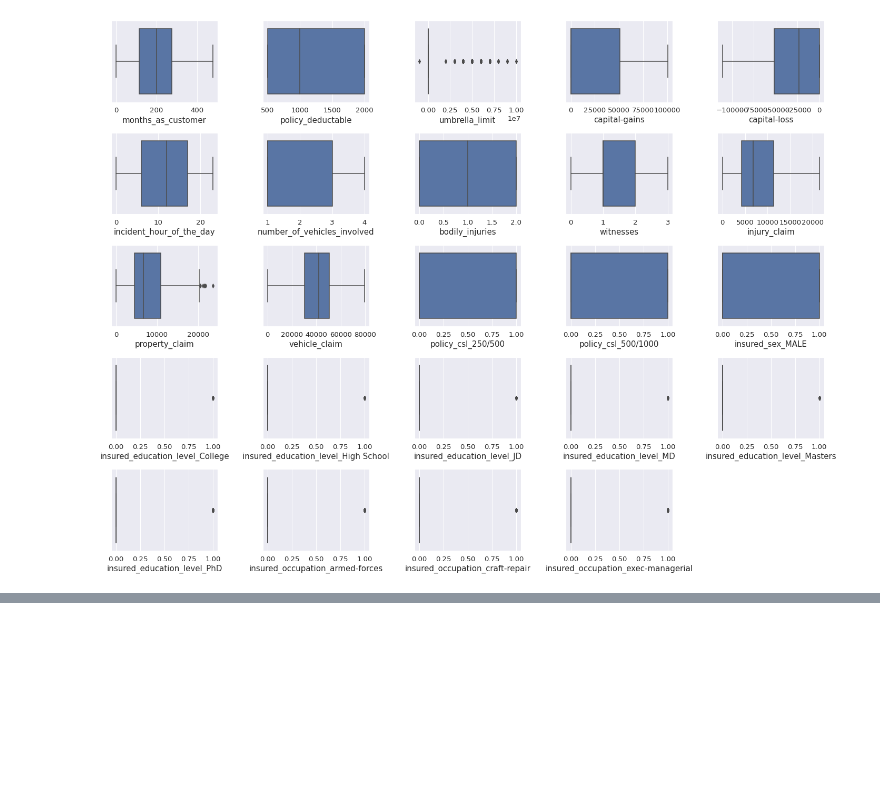
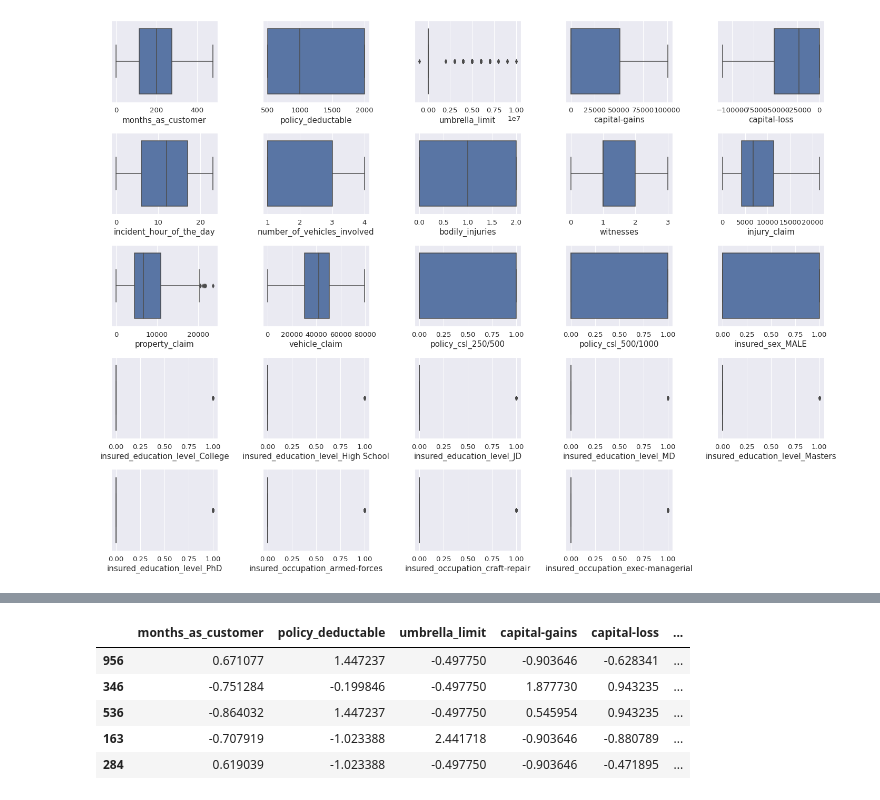
Before and after one commit to bharat1611/Neo4j---Fraud-Detection---Insurance-Claims, a Jupyter notebook: Fraud_Detection_Insurance.ipynb, the cells around one changed output, grey strips where cells are left out. Drawn from its saved outputs; the diff is of its cells as text; code cells hidden in the pictures; blank space fills up the shorter version.

```diff
--- a/Fraud_Detection_Insurance.ipynb
+++ b/Fraud_Detection_Insurance.ipynb
@@ -366,0 +341,13 @@ plt.show()
+# %%
+#training specific labels in the dataset
+num_df = X_train[['months_as_customer', 'policy_deductable', 'umbrella_limit',
+       'capital-gains', 'capital-loss', 'incident_hour_of_the_day',
+       'number_of_vehicles_involved', 'bodily_injuries', 'witnesses', 'injury_claim', 'property_claim',
+       'vehicle_claim']]
+# %%
+#scaling the numeric values in the dataset
+from sklearn.preprocessing import StandardScaler
+
+scaler = StandardScaler()
+scaled_data = scaler.fit_transform(num_df)
+scaled_data
@@ -366,0 +368,11 @@ plt.show()
+# %%
+#converting the scaled data(raw form) into a labelled database
+scaled_num_df = pd.DataFrame(data = scaled_data, columns = num_df.columns, index = X_train.index)
+scaled_num_df.head()
+# %% [output]
+|  | months_as_customer | policy_deductable | umbrella_limit | capital-gains | capital-loss | ... |
+| 956 | 0.671077 | 1.447237 | -0.497750 | -0.903646 | -0.628341 | ... |
+| 346 | -0.751284 | -0.199846 | -0.497750 | 1.877730 | 0.943235 | ... |
+| 536 | -0.864032 | 1.447237 | -0.497750 | 0.545954 | 0.943235 | ... |
+| 163 | -0.707919 | -1.023388 | 2.441718 | -0.903646 | -0.880789 | ... |
+| 284 | 0.619039 | -1.023388 | -0.497750 | -0.903646 | -0.471895 | ... |
```
Also changed, not shown: parts of 17 cells of this notebook.
